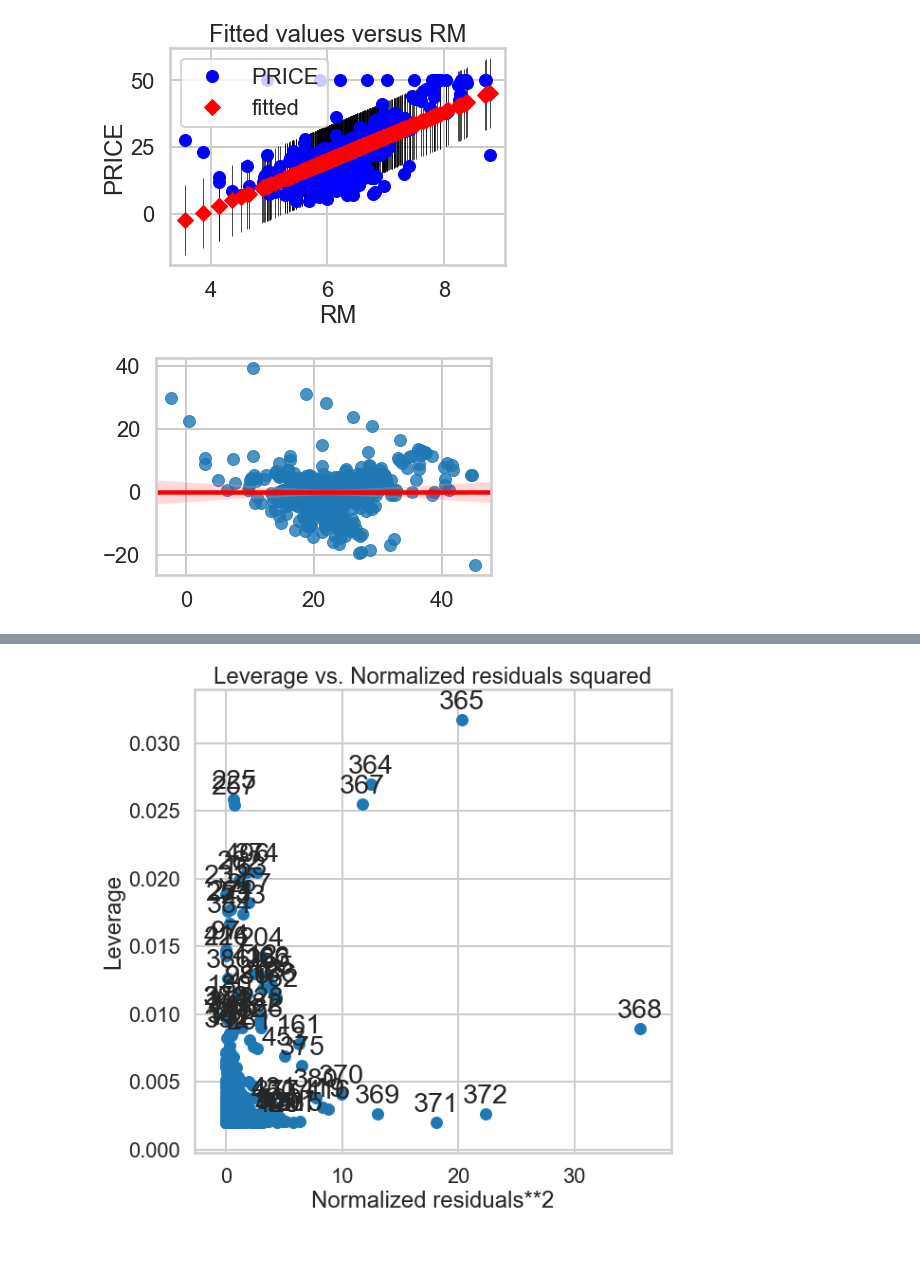
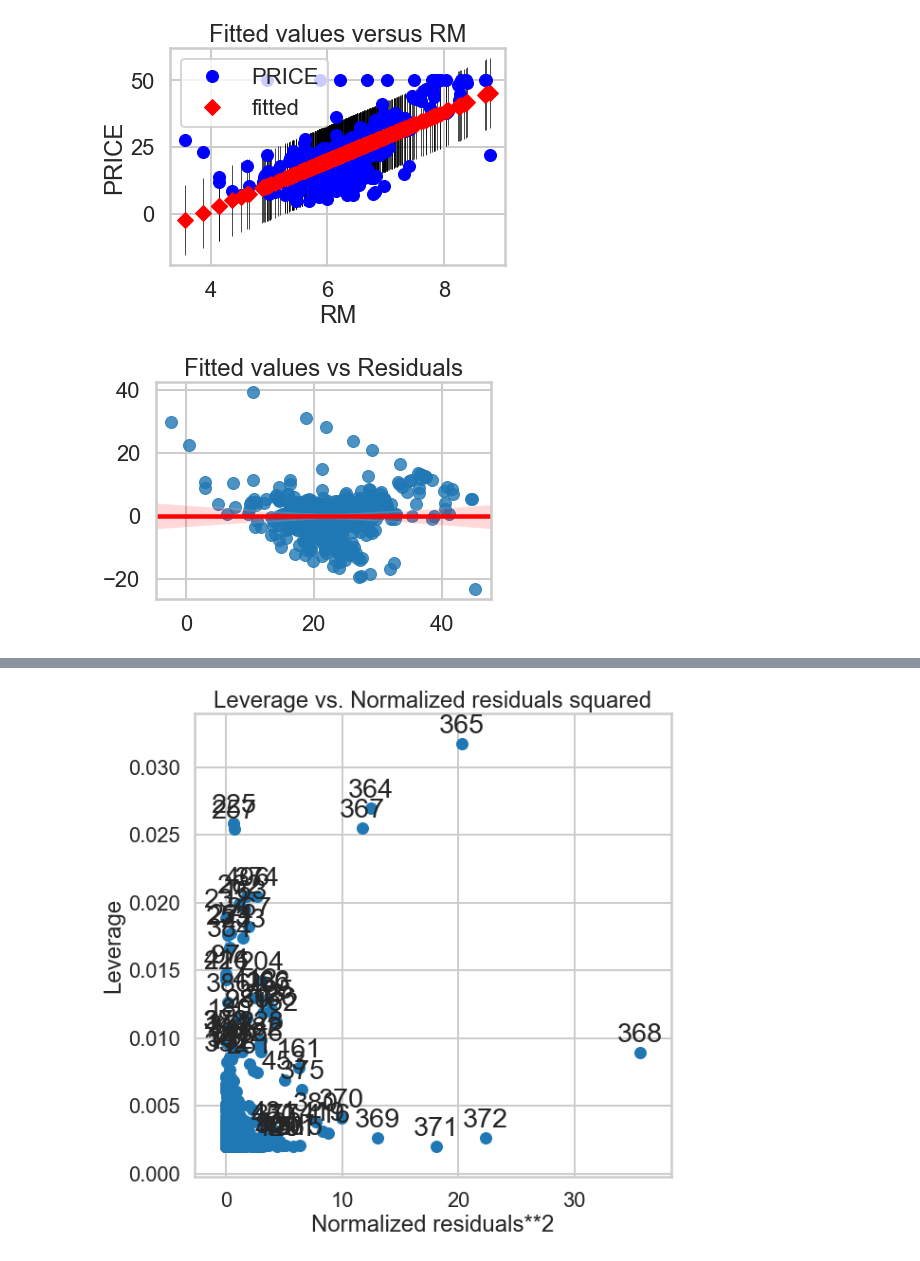
Before and after one commit to scottpenn/linear_regression, a Jupyter notebook: Mini_Project_Linear_Regression.ipynb, the cells around one changed output, grey strips where cells are left out. Drawn from its saved outputs; the diff is of its cells as text; code cells hidden in the pictures.

Commit message:
Fixed minor mistakes and missing plot titles

```diff
--- a/Mini_Project_Linear_Regression.ipynb
+++ b/Mini_Project_Linear_Regression.ipynb
@@ -855,10 +855,11 @@ _ = plot_fit(model, 1)
 # %%
 # The plot of the fitted values vs the residuals seems to rotate the plot.
 # The x axis approximates the model's fitted line.
 # There is no trend in the residuals, so the assumptions for the model are preserved.
 _ = sns.regplot(model.fittedvalues, model.resid, line_kws={'color':'red'})
+_ = plt.title('Fitted values vs Residuals')
 # %% [output]
-[figure, old version]
+[figure, new version]
 # %%
 # The quantile plot of the residuals. A normal distribution should appear as a straight line.
 # The outliers are skewing the distribution on either side, with more outliers appearing at the high end.
```
Also changed, not shown: parts of 5 cells of this notebook.
